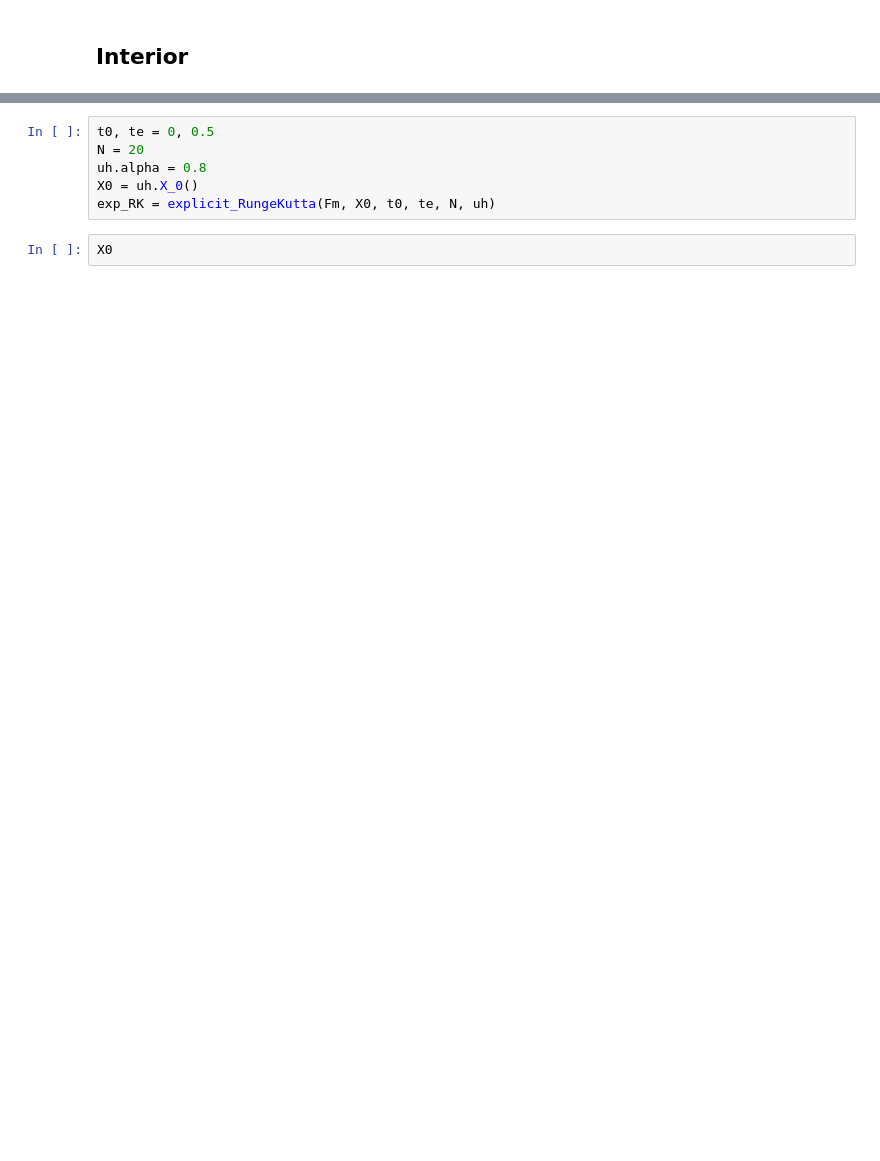
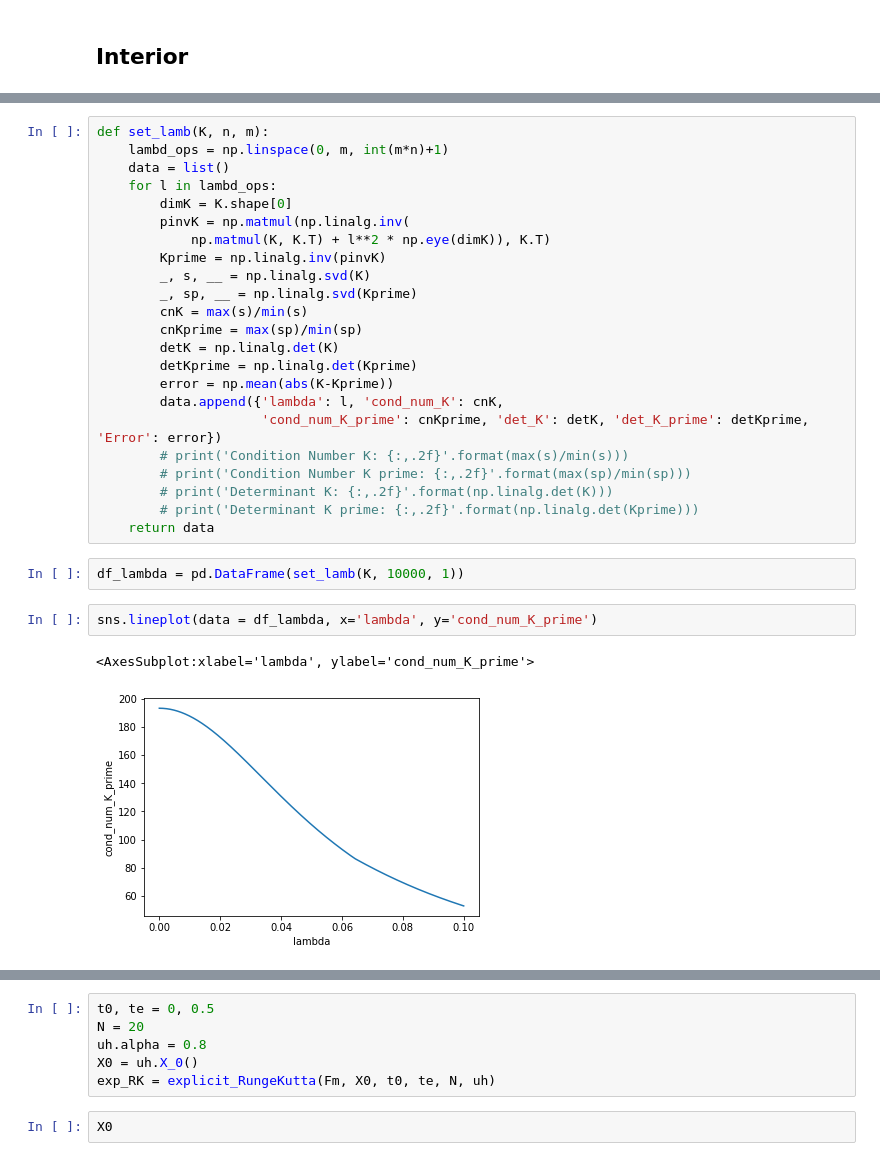
Before and after one commit to alekzandev/Meshless-RBF-Solve-Burger-Equation, a Jupyter notebook: run_solution.ipynb, the cells around one changed output, grey strips where cells are left out. Drawn from its saved outputs; the diff is of its cells as text; blank space fills up the shorter version.

```diff
--- a/run_solution.ipynb
+++ b/run_solution.ipynb
@@ -45,0 +104,30 @@ plt.legend(bbox_to_anchor=(1.01, 1), loc=2, borderaxespad=0.)
+# %%
+def set_lamb(K, n, m):
+    lambd_ops = np.linspace(0, m, int(m*n)+1)
+    data = list()
+    for l in lambd_ops:
+        dimK = K.shape[0]
+        pinvK = np.matmul(np.linalg.inv(
+            np.matmul(K, K.T) + l**2 * np.eye(dimK)), K.T)
+        Kprime = np.linalg.inv(pinvK)
+        _, s, __ = np.linalg.svd(K)
+        _, sp, __ = np.linalg.svd(Kprime)
+        cnK = max(s)/min(s)
+        cnKprime = max(sp)/min(sp)
+        detK = np.linalg.det(K)
+        detKprime = np.linalg.det(Kprime)
+        error = np.mean(abs(K-Kprime))
+        data.append({'lambda': l, 'cond_num_K': cnK,
+                     'cond_num_K_prime': cnKprime, 'det_K': detK, 'det_K_prime': detKprime, 'Error': error})
+        # print('Condition Number K: {:,.2f}'.format(max(s)/min(s)))
+        # print('Condition Number K prime: {:,.2f}'.format(max(sp)/min(sp)))
+        # print('Determinant K: {:,.2f}'.format(np.linalg.det(K)))
+        # print('Determinant K prime: {:,.2f}'.format(np.linalg.det(Kprime)))
+    return data
+# %%
+df_lambda = pd.DataFrame(set_lamb(K, 10000, 1))
+# %%
+sns.lineplot(data = df_lambda, x='lambda', y='cond_num_K_prime')
+# %% [output]
+<AxesSubplot:xlabel='lambda', ylabel='cond_num_K_prime'>
+[figure, added]
```
Also changed, not shown: parts of 15 cells of this notebook.
